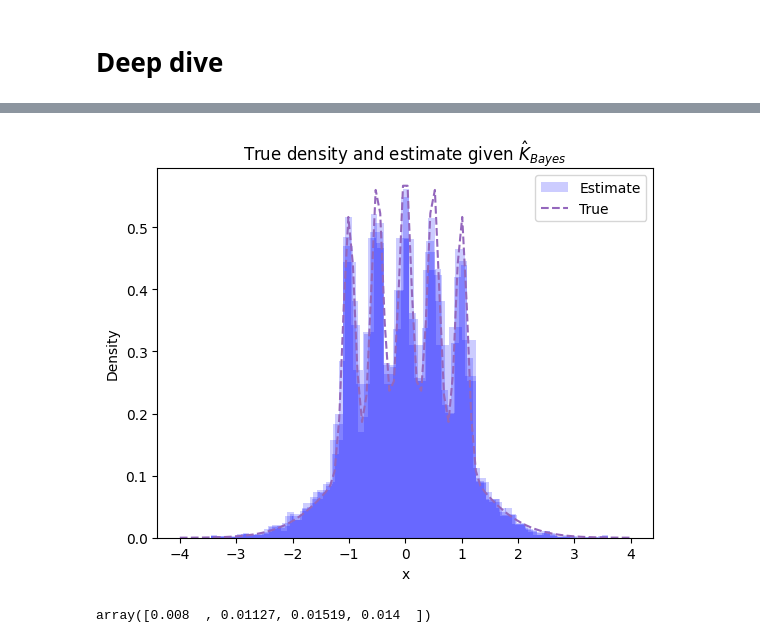
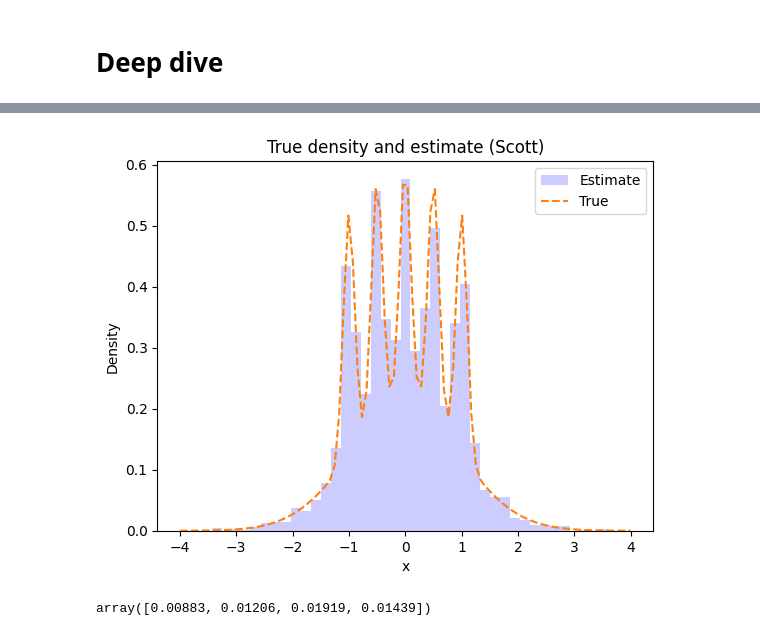
Before and after one commit to AVoss84/bhad, a Jupyter notebook: src/notebooks/Compare_rules_nbins.ipynb, the cells around one changed output, grey strips where cells are left out. Cells and saved outputs as stored; diff of their text form; code cells hidden in the pictures.

```diff
--- a/src/notebooks/Compare_rules_nbins.ipynb
+++ b/src/notebooks/Compare_rules_nbins.ipynb
@@ -130,25 +130,25 @@ Scotts rule: 38
 # %%
 y_true = utils.bart_simpson_density(grid)
 
 fig = plt.figure()
 
 # create the histogram
-counts1, bins1, patches1 = plt.hist(y, bins=opt_M + 1, density=True, facecolor='b', alpha=0.2, label='Estimate'); main = 'Bayes'
-counts2, bins2, patches2 = plt.hist(y, bins=opt_fd + 1, density=True, facecolor='b', alpha=0.2); main = 'Freedman-Diaconis'
-counts3, bins3, patches3 = plt.hist(y, bins=opt_sturges + 1, density=True, facecolor='b', alpha=0.2); main = 'Sturges'
-counts4, bins4, patches4 = plt.hist(y, bins=opt_scott + 1, density=True, facecolor='b', alpha=0.2); main = 'Scott'
+#counts1, bins1, patches1 = plt.hist(y, bins=opt_M + 1, density=True, facecolor='b', alpha=0.2, label='Estimate'); main = 'Bayes'
+#counts2, bins2, patches2 = plt.hist(y, bins=opt_fd + 1, density=True, facecolor='b', alpha=0.2, label='Estimate'); main = 'Freedman-Diaconis'
+#counts3, bins3, patches3 = plt.hist(y, bins=opt_sturges + 1, density=True, facecolor='b', alpha=0.2, label='Estimate'); main = 'Sturges'
+counts4, bins4, patches4 = plt.hist(y, bins=opt_scott + 1, density=True, facecolor='b', alpha=0.2, label='Estimate'); main = 'Scott'
 
 plt.plot(grid, y_true, linestyle='dashed', label='True')
 plt.xlabel('x')
 plt.ylabel('Density')
 plt.legend()
-plt.title(r'True density and estimate given $\hat{K}_{Bayes}$ ')    #  with Bayes estimate number of bins
-#fig.savefig(f'est_Bart_{main}.png')   # save the figure to file
+plt.title(r'True density and estimate '+f"({main})")    #  with Bayes estimate number of bins
+fig.savefig(f'est_Bart_{main}.png')   # save the figure to file
 
 plt.show();
-#plt.close(fig)    # close the figure window
+plt.close(fig)    # close the figure window
 # %% [output]
-[figure, old version]
+[figure, new version]
 # %%
 
 ord1, ord2, ord3, ord4 = [], [], [], []
@@ -189,4 +189,4 @@ df['mse4'] = (y_true-ord4)**2    # Scott
 
 np.round(np.mean(df.values, axis=0)[1:],5)
 # %% [output]
-array([0.008  , 0.01127, 0.01519, 0.014  ])
+array([0.00883, 0.01206, 0.01919, 0.01439])
```
Also changed, not shown: parts of 3 cells of this notebook, 3 other files.
